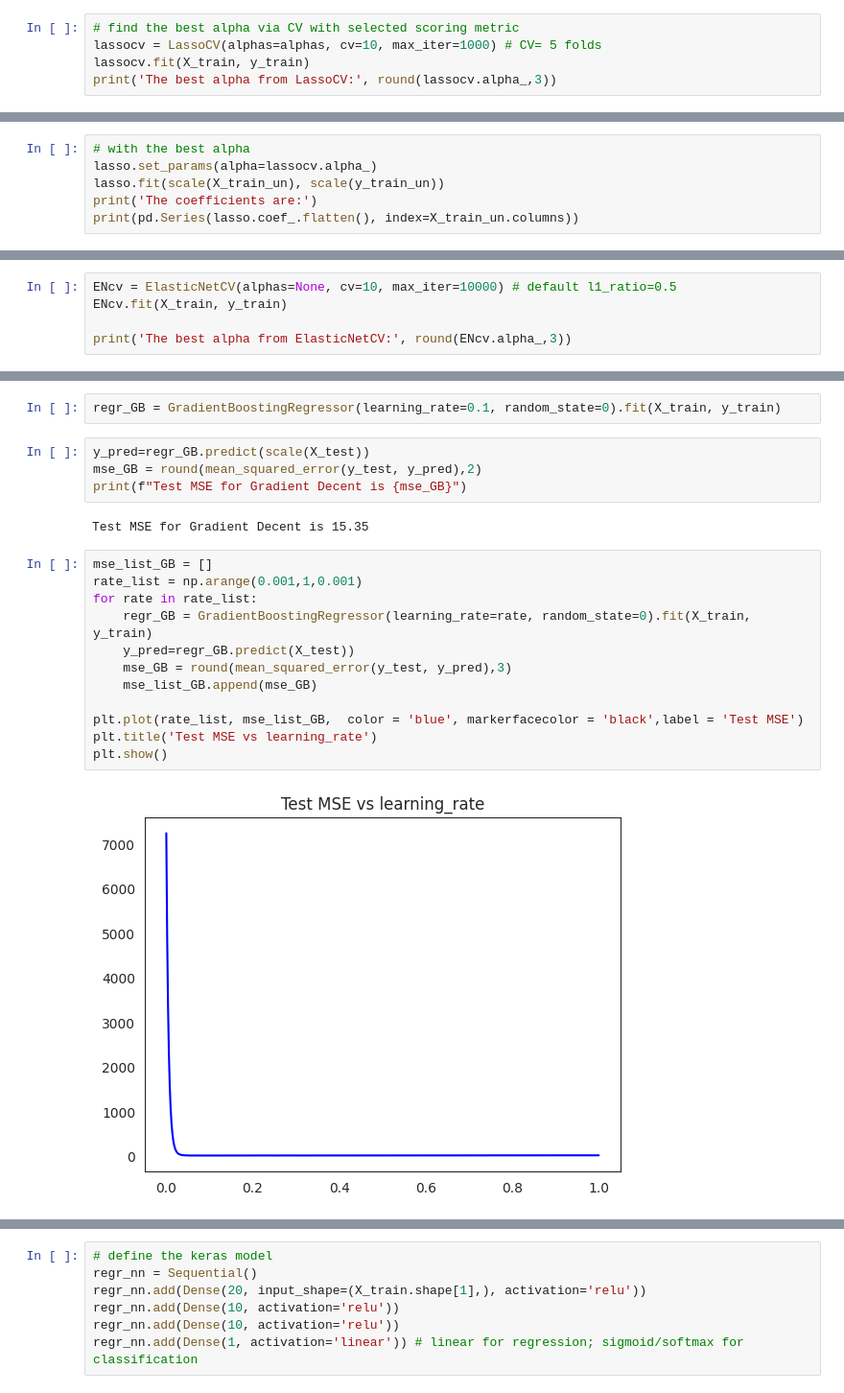
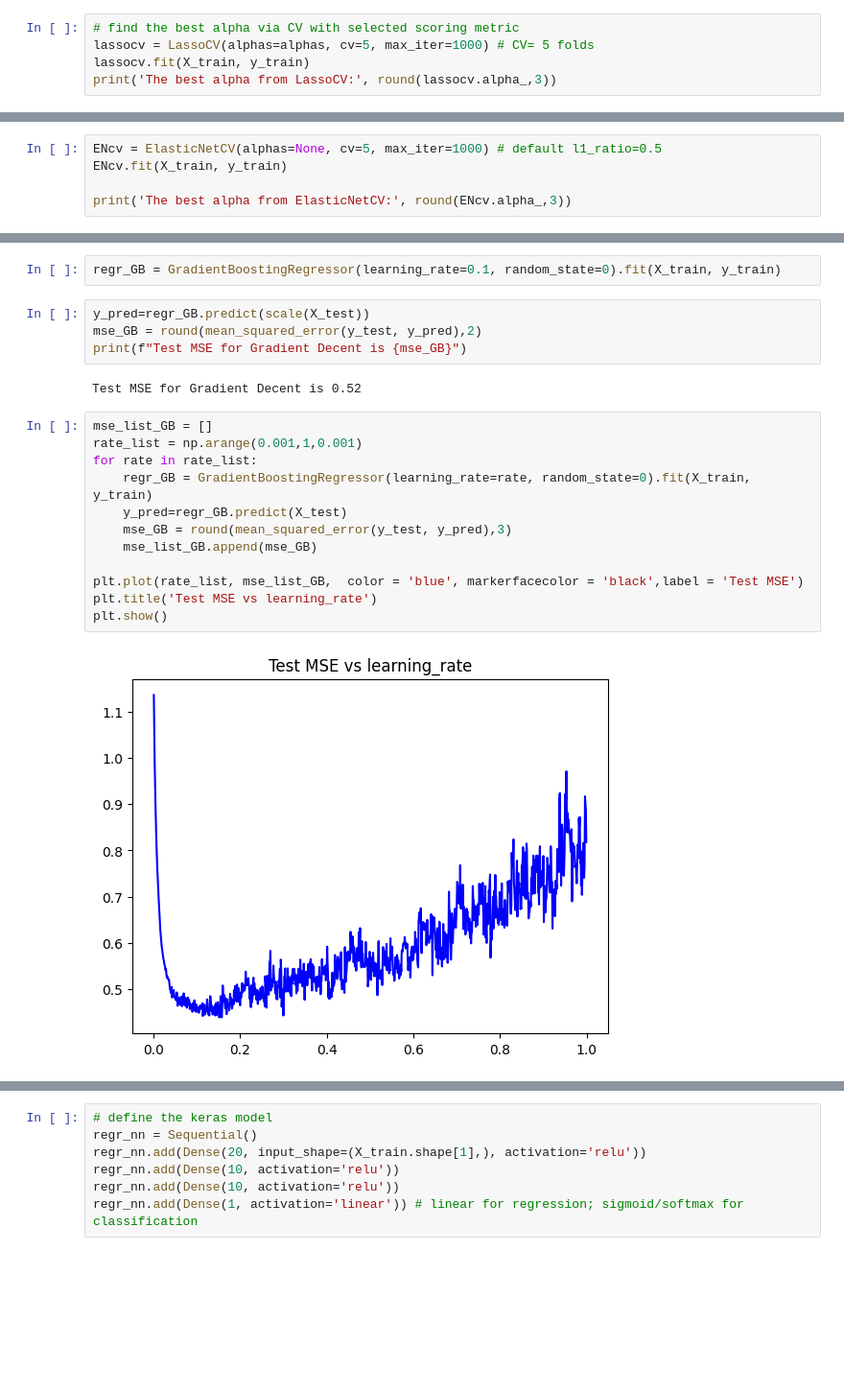
Before and after one commit to Taweilo/usa-house-price-prediction, a Jupyter notebook: Code_House_Price_Prediction.ipynb, the cells around one changed output, grey strips where cells are left out. Shown at 96% size. Saved outputs shown, nothing was run; the diff lists cells and outputs as text; blank space fills up the shorter version.

```diff
--- a/Code_House_Price_Prediction.ipynb
+++ b/Code_House_Price_Prediction.ipynb
@@ -310,6 +318,6 @@ plt.title('Lasso coefficients as a function of the regularization');
 # %%
 # find the best alpha via CV with selected scoring metric
-lassocv = LassoCV(alphas=alphas, cv=10, max_iter=1000) # CV= 5 folds
+lassocv = LassoCV(alphas=alphas, cv=5, max_iter=1000) # CV= 5 folds
 lassocv.fit(X_train, y_train)
 print('The best alpha from LassoCV:', round(lassocv.alpha_,3))
 # %% [output]
@@ -336,9 +344,3 @@ prefarea_yes                       0.110571
 furnishingstatus_semi-furnished   -0.011216
 furnishingstatus_unfurnished      -0.080834
 dtype: float64
-# %%
-# with the best alpha
-lasso.set_params(alpha=lassocv.alpha_)
-lasso.fit(scale(X_train_un), scale(y_train_un))
-print('The coefficients are:')
-print(pd.Series(lasso.coef_.flatten(), index=X_train_un.columns))
@@ -471,7 +457,7 @@ Test MSE for RidgeCV is 0.44
 # %% [markdown]
 ### 4.4 Elastic net
 # %%
-ENcv = ElasticNetCV(alphas=None, cv=10, max_iter=10000) # default l1_ratio=0.5
+ENcv = ElasticNetCV(alphas=None, cv=5, max_iter=1000) # default l1_ratio=0.5
 ENcv.fit(X_train, y_train)
 
 print('The best alpha from ElasticNetCV:', round(ENcv.alpha_,3))
@@ -756,18 +754,18 @@ y_pred=regr_GB.predict(scale(X_test))
 mse_GB = round(mean_squared_error(y_test, y_pred),2)
 print(f"Test MSE for Gradient Decent is {mse_GB}")
 # %% [output]
-Test MSE for Gradient Decent is 15.35
+Test MSE for Gradient Decent is 0.52
 # %%
 mse_list_GB = []
 rate_list = np.arange(0.001,1,0.001)
 for rate in rate_list:
     regr_GB = GradientBoostingRegressor(learning_rate=rate, random_state=0).fit(X_train, y_train)
-    y_pred=regr_GB.predict(X_test))
+    y_pred=regr_GB.predict(X_test)
     mse_GB = round(mean_squared_error(y_test, y_pred),3)
     mse_list_GB.append(mse_GB)
 
 plt.plot(rate_list, mse_list_GB,  color = 'blue', markerfacecolor = 'black',label = 'Test MSE')
 plt.title('Test MSE vs learning_rate')
 plt.show()
 # %% [output]
-[figure, old version]
+[figure, new version]
```
Also changed, not shown: parts of 44 cells of this notebook.
